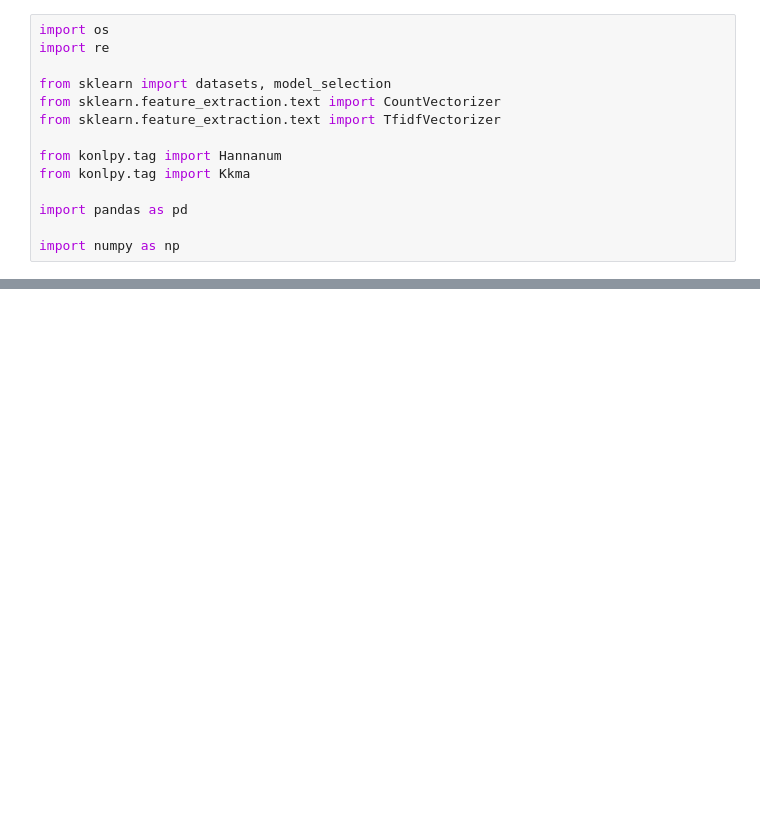
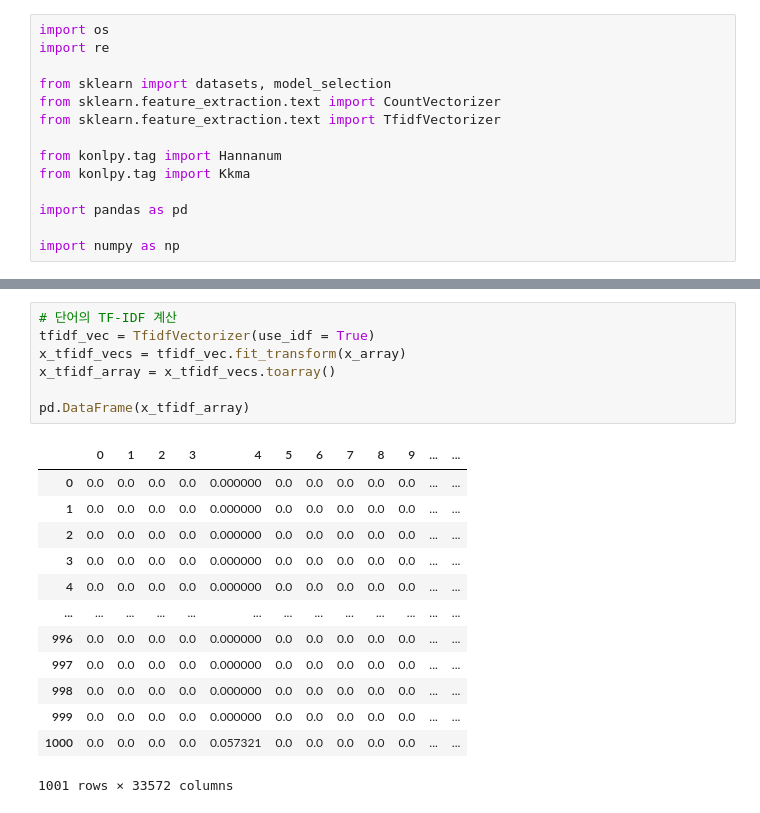
Before and after one commit to Seungki-Jeong/Deep-Learning, a Jupyter notebook: 6.Pytorch/1.신경망/뉴스기사분류.ipynb, the cells around one changed output, grey strips where cells are left out. Drawn from its saved outputs; the diff is of its cells as text; blank space fills up the shorter version.

```diff
--- a/6.Pytorch/1.신경망/뉴스기사분류.ipynb
+++ b/6.Pytorch/1.신경망/뉴스기사분류.ipynb
@@ -44,0 +219,21 @@ NameError: name '데이터가' is not defined
+# %%
+# 단어의 TF-IDF 계산
+tfidf_vec = TfidfVectorizer(use_idf = True)
+x_tfidf_vecs = tfidf_vec.fit_transform(x_array)
+x_tfidf_array = x_tfidf_vecs.toarray()
+
+pd.DataFrame(x_tfidf_array)
+# %% [output]
+|  | 0 | 1 | 2 | 3 | 4 | 5 | 6 | 7 | 8 | 9 | ... | ... |
+| 0 | 0.0 | 0.0 | 0.0 | 0.0 | 0.000000 | 0.0 | 0.0 | 0.0 | 0.0 | 0.0 | ... | ... |
+| 1 | 0.0 | 0.0 | 0.0 | 0.0 | 0.000000 | 0.0 | 0.0 | 0.0 | 0.0 | 0.0 | ... | ... |
+| 2 | 0.0 | 0.0 | 0.0 | 0.0 | 0.000000 | 0.0 | 0.0 | 0.0 | 0.0 | 0.0 | ... | ... |
+| 3 | 0.0 | 0.0 | 0.0 | 0.0 | 0.000000 | 0.0 | 0.0 | 0.0 | 0.0 | 0.0 | ... | ... |
+| 4 | 0.0 | 0.0 | 0.0 | 0.0 | 0.000000 | 0.0 | 0.0 | 0.0 | 0.0 | 0.0 | ... | ... |
+| ... | ... | ... | ... | ... | ... | ... | ... | ... | ... | ... | ... | ... |
+| 996 | 0.0 | 0.0 | 0.0 | 0.0 | 0.000000 | 0.0 | 0.0 | 0.0 | 0.0 | 0.0 | ... | ... |
+| 997 | 0.0 | 0.0 | 0.0 | 0.0 | 0.000000 | 0.0 | 0.0 | 0.0 | 0.0 | 0.0 | ... | ... |
+| 998 | 0.0 | 0.0 | 0.0 | 0.0 | 0.000000 | 0.0 | 0.0 | 0.0 | 0.0 | 0.0 | ... | ... |
+| 999 | 0.0 | 0.0 | 0.0 | 0.0 | 0.000000 | 0.0 | 0.0 | 0.0 | 0.0 | 0.0 | ... | ... |
+| 1000 | 0.0 | 0.0 | 0.0 | 0.0 | 0.057321 | 0.0 | 0.0 | 0.0 | 0.0 | 0.0 | ... | ... |
+1001 rows × 33572 columns
```
Also changed, not shown: parts of 18 cells of this notebook, 4 other files.
